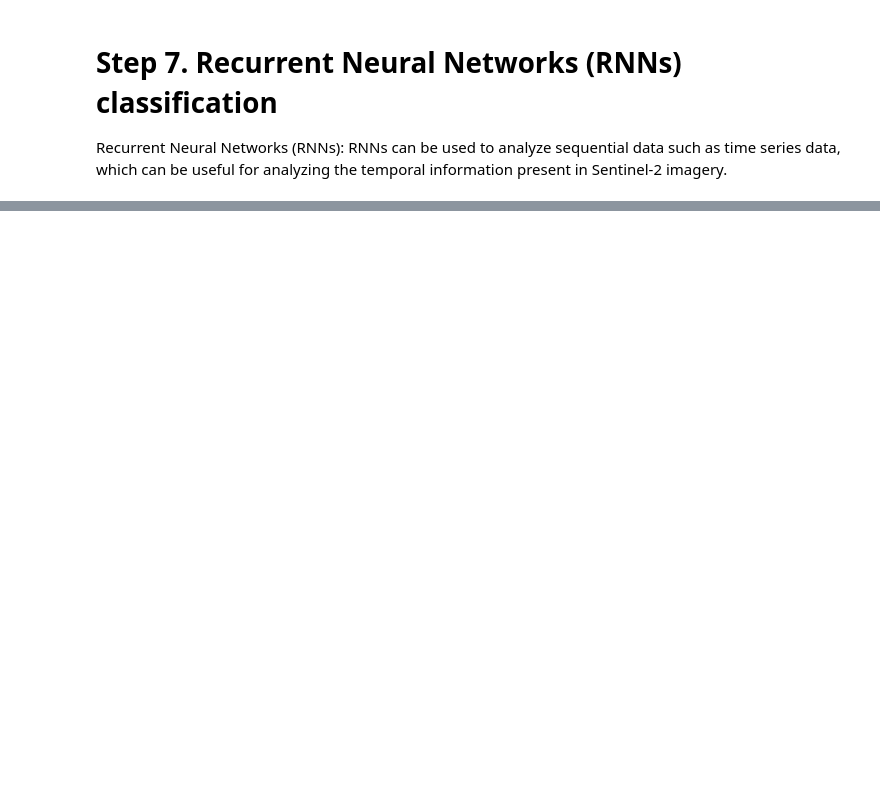
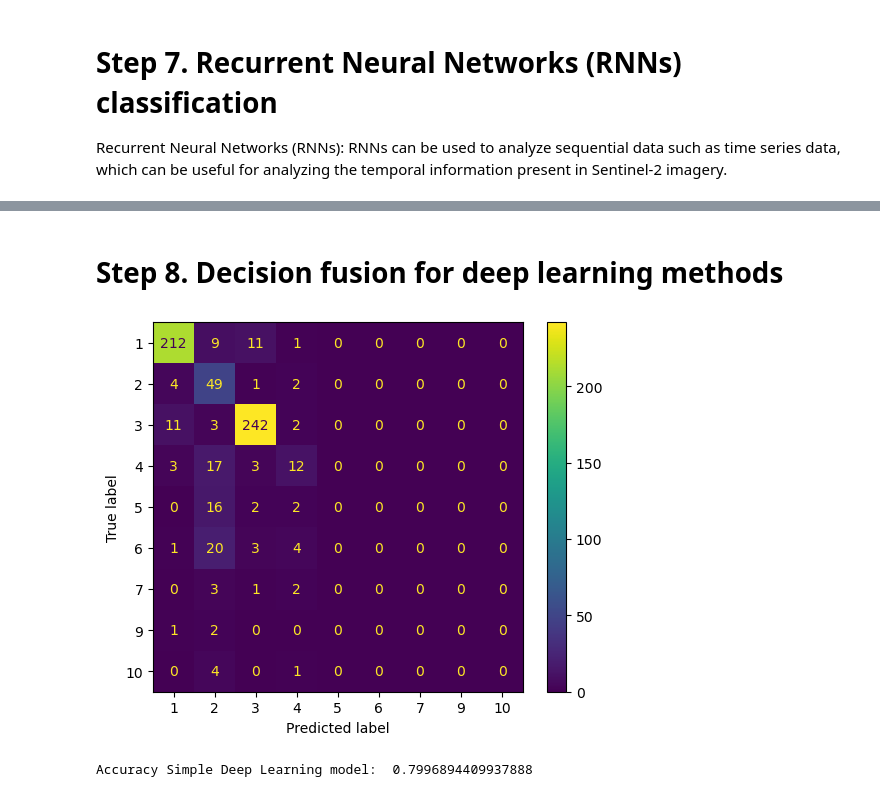
Before and after one commit to SiruiWang0731/Tree-species-classification, a Jupyter notebook: tree_classification_NN_indices.ipynb, the cells around one changed output, grey strips where cells are left out. Drawn from its saved outputs; the diff is of its cells as text; code cells hidden in the pictures; blank space fills up the shorter version.

```diff
--- a/tree_classification_NN_indices.ipynb
+++ b/tree_classification_NN_indices.ipynb
@@ -829,9 +753,14 @@ plt.show()
+# %% [markdown]
+# Step 8. Decision fusion for deep learning methods
 # %%
 #fusion"""
 fusion_softmax = y_pred_dl_p + y_pred_cnn_p + y_pred_rn_p + y_pred_rnn_p
-fusion_label = np.argmax(fusion_softmax,axis=0).astype(np.int16)+1
+fusion_label = np.argmax(fusion_softmax,axis=1).astype(np.int16)
 ConfusionMatrixDisplay.from_predictions(Y_val, fusion_label)
 plt.show()
 
 acc_dl = accuracy_score(Y_val, fusion_label)
 print("Accuracy Simple Deep Learning model: ", acc_dl)
+# %% [output]
+[figure, added]
+Accuracy Simple Deep Learning model:  0.7996894409937888
```
Also changed, not shown: parts of 16 cells of this notebook.
